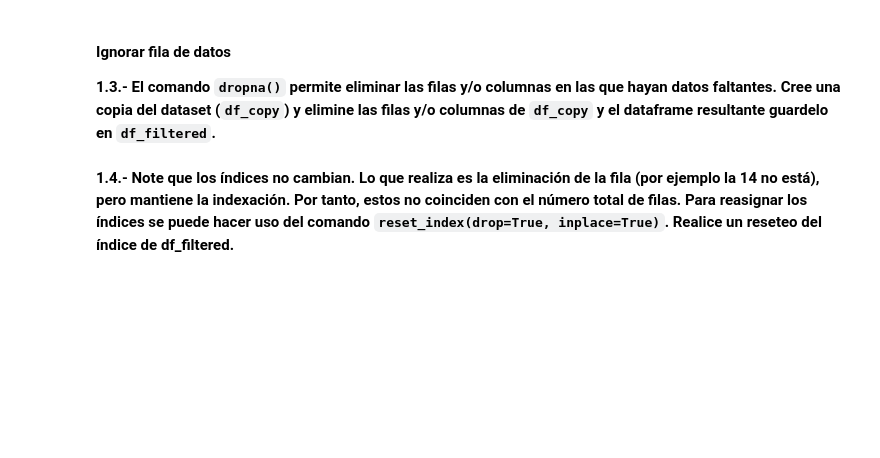
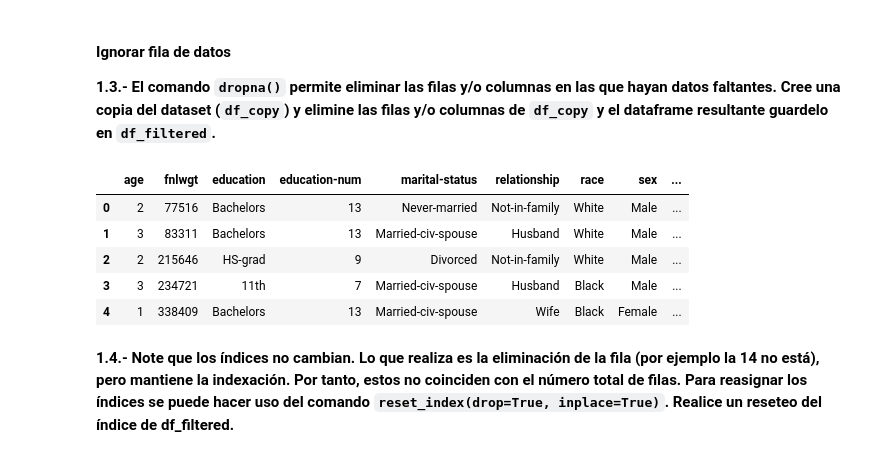
Before and after one commit to karenma/Herramientas_Aplicaciones_IA_2025, a Jupyter notebook: Modulo1/Actividad_3/Actividad3_Tratamiento_datos_faltantes.ipynb, the cells around one changed output. Saved outputs shown, nothing was run; the diff lists cells and outputs as text; code cells hidden in the pictures; blank space fills up the shorter version.

```diff
--- a/Modulo1/Actividad_3/Actividad3_Tratamiento_datos_faltantes.ipynb
+++ b/Modulo1/Actividad_3/Actividad3_Tratamiento_datos_faltantes.ipynb
@@ -68,2 +109,19 @@ df=pd.read_csv('adult.csv')
+# %%
+# 1.3 - Copia del dataset
+df_copy = df.copy()
+
+# Eliminación de filas que contienen al menos un NaN
+df_filtered = df_copy.dropna()
+#solo eliminar columnas NaN
+df_filtered = df_copy.dropna(axis=1)
+# Mostrar resultado
+df_filtered.head()
+# %% [output]
+|  | age | fnlwgt | education | education-num | marital-status | relationship | race | sex | ... |
+| 0 | 2 | 77516 | Bachelors | 13 | Never-married | Not-in-family | White | Male | ... |
+| 1 | 3 | 83311 | Bachelors | 13 | Married-civ-spouse | Husband | White | Male | ... |
+| 2 | 2 | 215646 | HS-grad | 9 | Divorced | Not-in-family | White | Male | ... |
+| 3 | 3 | 234721 | 11th | 7 | Married-civ-spouse | Husband | Black | Male | ... |
+| 4 | 1 | 338409 | Bachelors | 13 | Married-civ-spouse | Wife | Black | Female | ... |
 # %% [markdown]
 **1.4.- Note que los índices no cambian. Lo que realiza es la eliminación de la fila (por ejemplo la 14 no está), pero mantiene la indexación. Por tanto, estos no coinciden con el número total de filas. Para reasignar los índices se puede hacer uso del comando `reset_index(drop=True, inplace=True)`. Realice un reseteo del índice de df_filtered.**
```
Also changed, not shown: parts of 17 cells of this notebook, 2 other files.
